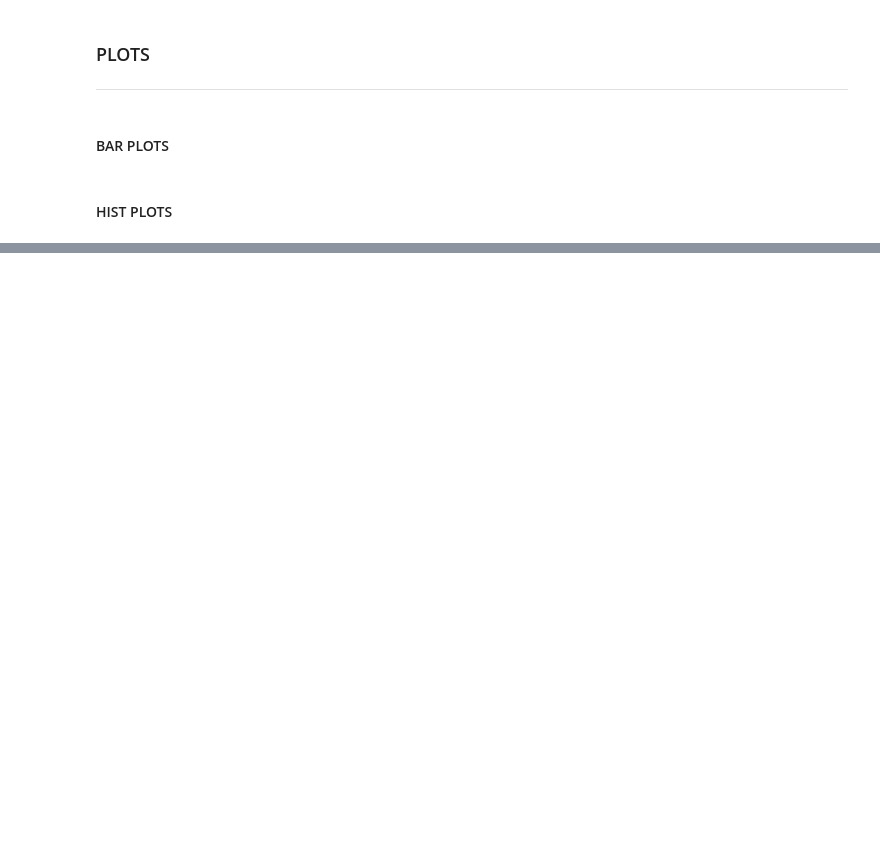
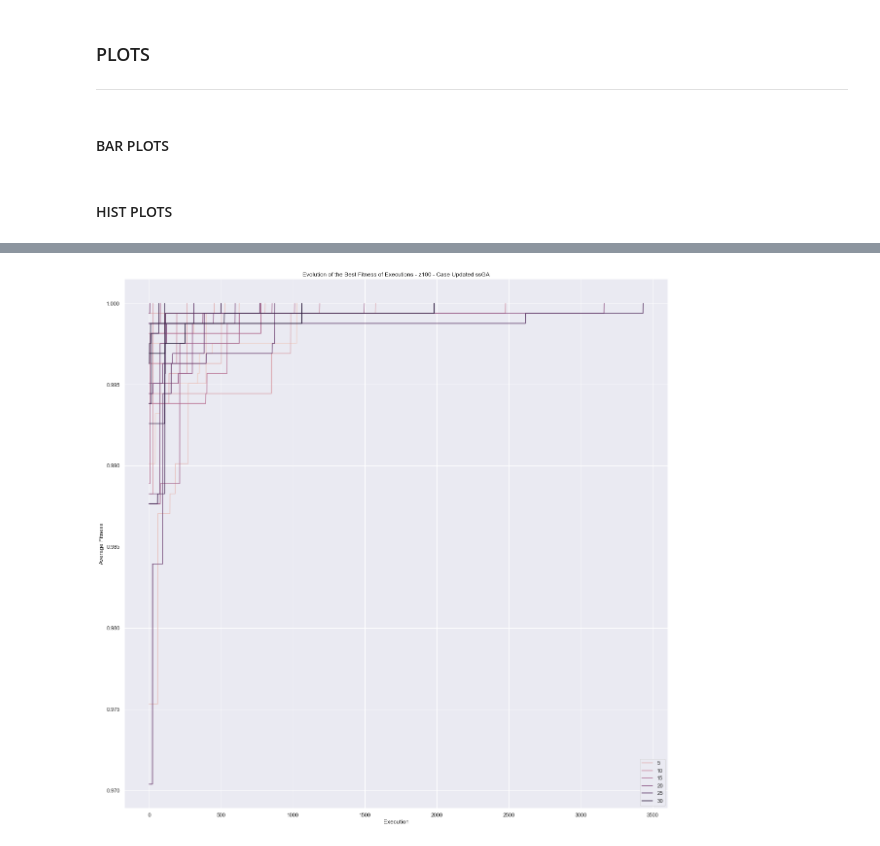
Before and after one commit to almiab1/MUIIAMetaheuristicos, a Jupyter notebook: stats/MetaheuristicStudy.ipynb, the cells around one changed output, grey strips where cells are left out. Cells and saved outputs as stored; diff of their text form; code cells hidden in the pictures; blank space fills up the shorter version.

```diff
--- a/stats/MetaheuristicStudy.ipynb
+++ b/stats/MetaheuristicStudy.ipynb
@@ -193,7 +204,25 @@ df.describe()
 # %%
-# f, ax = plt.subplots(figsize=(20, 10))
-# sns.despine(f)
+sns.set_theme(style="darkgrid")
+f, ax = plt.subplots(figsize=(20, 20))
+sns.despine(f)
 
-# # Draw a nested boxplot to show bills by day and time
-# sns.lineplot(x="step", y="bestf", data=dff, hue="exec")
+# Draw a nested boxplot to show bills by day and time
+# g = sns.lineplot(x="step", y="avgf", data=dff, hue="exec", label="Fitness average")
+g = sns.lineplot(x="step", y="bestf", data=dff, hue="exec")
 # sns.despine(offset=10)
+
+# Add titles to the plot
+study_case = "Basic ssGA" if case == 1 else "Updated ssGA"
+
+plt.title(f"Evolution of the Best Fitness of Executions - z{s} - Case {study_case}")
+plt.xlabel("Execution")
+plt.ylabel("Average Fitness")
+plt.legend()
+
+# Show plot
+plt.show()
+# Save plot
+pathPlot =  f'{pathFigures}/evolutionBest/evolutionFitnesExec-z{s}-case{case}.png'
+g.get_figure().savefig(pathPlot)
+# %% [output]
+[figure, added]
```
Also changed, not shown: parts of 7 cells of this notebook, 12 other files.
